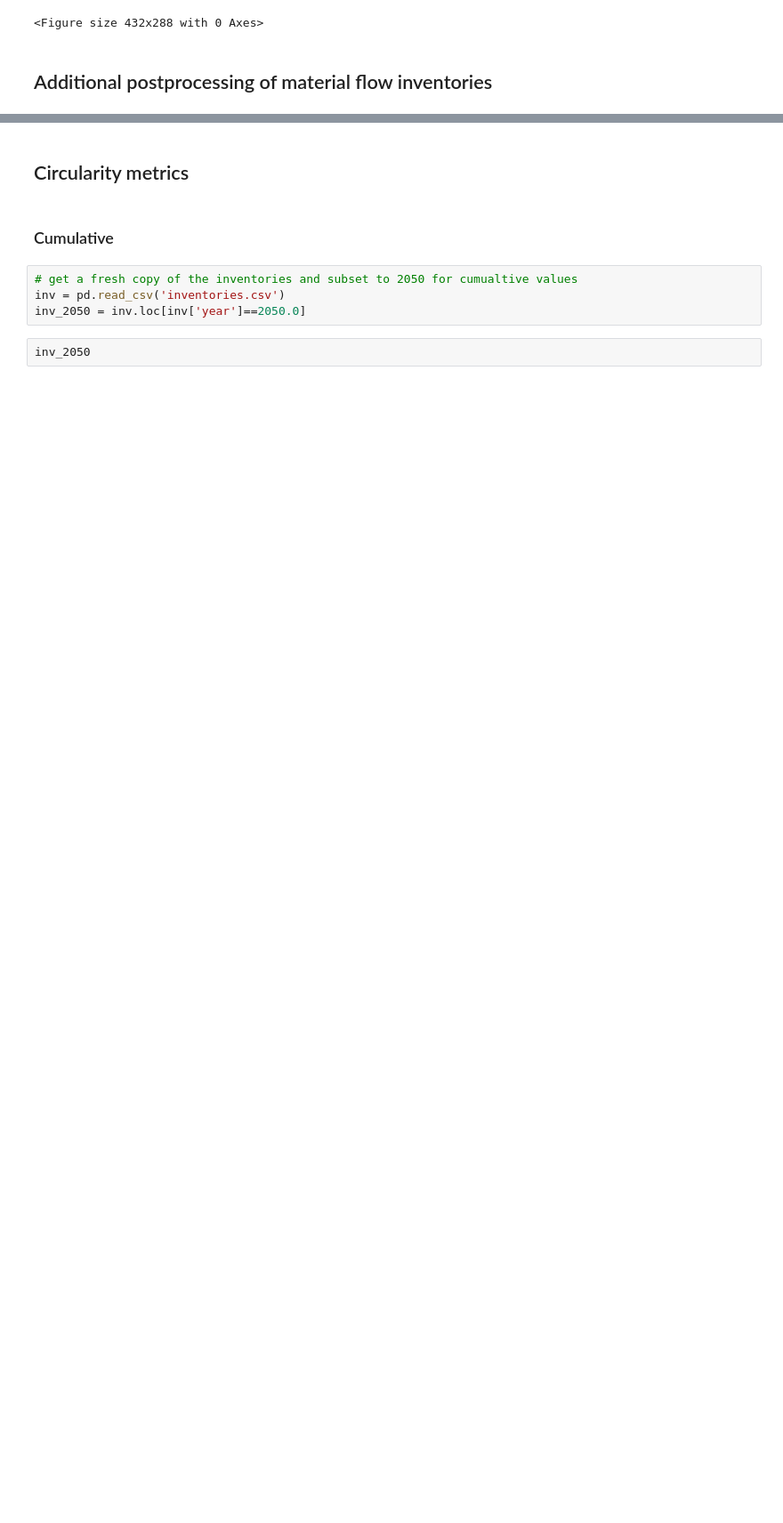
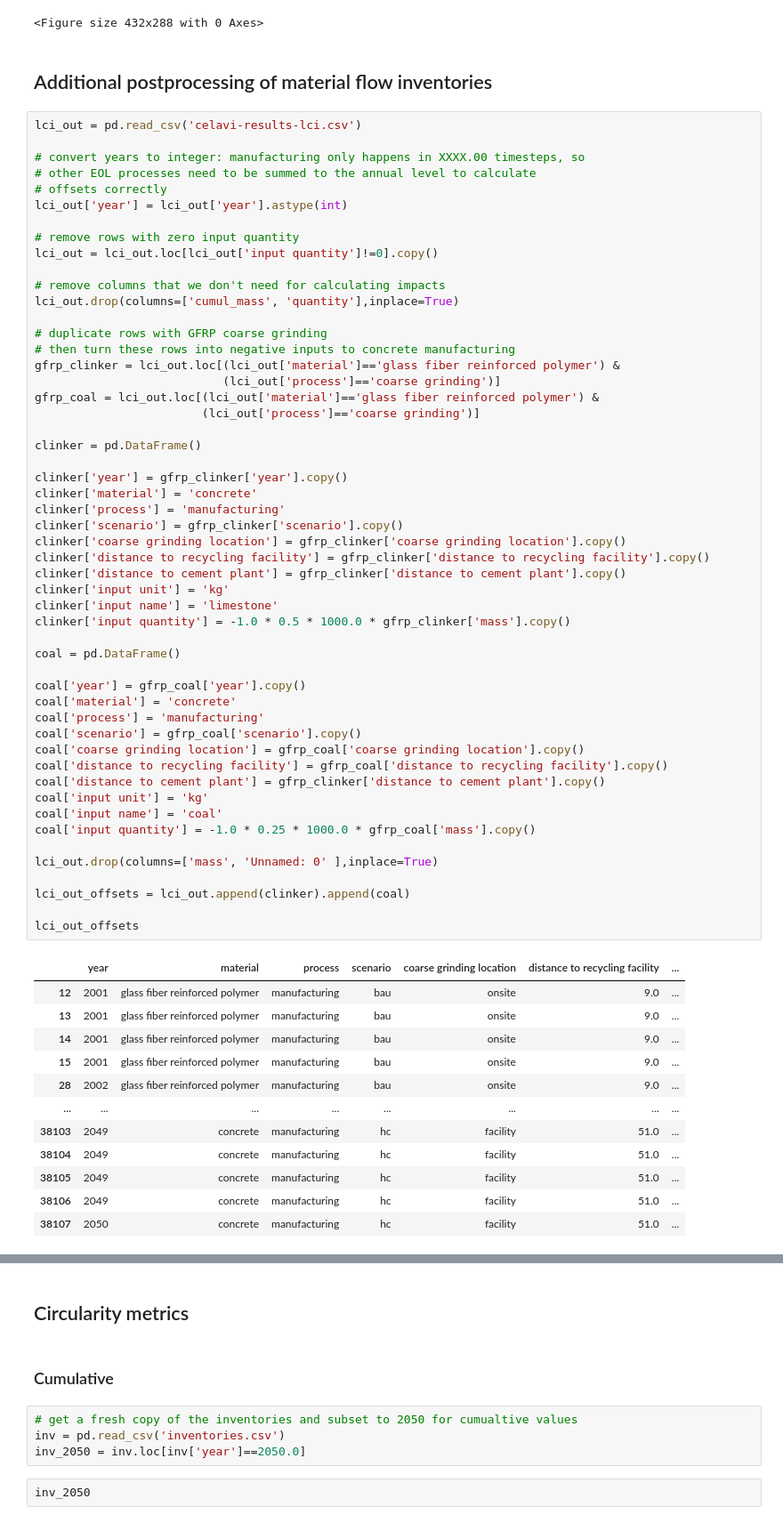
Before and after one commit to NREL/celavi, a Jupyter notebook: notebooks/CELAVI-Figures.ipynb, the cells around one changed output, grey strips where cells are left out. Shown: that part at 89% size. Saved outputs shown, nothing was run; the diff lists cells and outputs as text; blank space fills up the shorter version.

```diff
--- a/notebooks/CELAVI-Figures.ipynb
+++ b/notebooks/CELAVI-Figures.ipynb
@@ -446,3 +446,68 @@ plt.tight_layout()
 <Figure size 432x288 with 0 Axes>
 # %% [markdown]
 ## Additional postprocessing of material flow inventories
+# %%
+lci_out = pd.read_csv('celavi-results-lci.csv')
+
+# convert years to integer: manufacturing only happens in XXXX.00 timesteps, so
+# other EOL processes need to be summed to the annual level to calculate
+# offsets correctly
+lci_out['year'] = lci_out['year'].astype(int)
+
+# remove rows with zero input quantity
+lci_out = lci_out.loc[lci_out['input quantity']!=0].copy()
+
+# remove columns that we don't need for calculating impacts
+lci_out.drop(columns=['cumul_mass', 'quantity'],inplace=True)
+
+# duplicate rows with GFRP coarse grinding
+# then turn these rows into negative inputs to concrete manufacturing
+gfrp_clinker = lci_out.loc[(lci_out['material']=='glass fiber reinforced polymer') &
+                           (lci_out['process']=='coarse grinding')]
+gfrp_coal = lci_out.loc[(lci_out['material']=='glass fiber reinforced polymer') &
+                        (lci_out['process']=='coarse grinding')]
+
+clinker = pd.DataFrame()
+
+clinker['year'] = gfrp_clinker['year'].copy()
+clinker['material'] = 'concrete'
+clinker['process'] = 'manufacturing'
+clinker['scenario'] = gfrp_clinker['scenario'].copy()
+clinker['coarse grinding location'] = gfrp_clinker['coarse grinding location'].copy()
+clinker['distance to recycling facility'] = gfrp_clinker['distance to recycling facility'].copy()
+clinker['distance to cement plant'] = gfrp_clinker['distance to cement plant'].copy()
+clinker['input unit'] = 'kg'
+clinker['input name'] = 'limestone'
+clinker['input quantity'] = -1.0 * 0.5 * 1000.0 * gfrp_clinker['mass'].copy()
+
+coal = pd.DataFrame()
+
+coal['year'] = gfrp_coal['year'].copy()
+coal['material'] = 'concrete'
+coal['process'] = 'manufacturing'
+coal['scenario'] = gfrp_coal['scenario'].copy()
+coal['coarse grinding location'] = gfrp_coal['coarse grinding location'].copy()
+coal['distance to recycling facility'] = gfrp_coal['distance to recycling facility'].copy()
+coal['distance to cement plant'] = gfrp_clinker['distance to cement plant'].copy()
+coal['input unit'] = 'kg'
+coal['input name'] = 'coal'
+coal['input quantity'] = -1.0 * 0.25 * 1000.0 * gfrp_coal['mass'].copy()
+
+lci_out.drop(columns=['mass', 'Unnamed: 0' ],inplace=True)
+
+lci_out_offsets = lci_out.append(clinker).append(coal)
+
+lci_out_offsets
+# %% [output]
+|  | year | material | process | scenario | coarse grinding location | distance to recycling facility | ... |
+| 12 | 2001 | glass fiber reinforced polymer | manufacturing | bau | onsite | 9.0 | ... |
+| 13 | 2001 | glass fiber reinforced polymer | manufacturing | bau | onsite | 9.0 | ... |
+| 14 | 2001 | glass fiber reinforced polymer | manufacturing | bau | onsite | 9.0 | ... |
+| 15 | 2001 | glass fiber reinforced polymer | manufacturing | bau | onsite | 9.0 | ... |
+| 28 | 2002 | glass fiber reinforced polymer | manufacturing | bau | onsite | 9.0 | ... |
+| ... | ... | ... | ... | ... | ... | ... | ... |
+| 38103 | 2049 | concrete | manufacturing | hc | facility | 51.0 | ... |
+| 38104 | 2049 | concrete | manufacturing | hc | facility | 51.0 | ... |
+| 38105 | 2049 | concrete | manufacturing | hc | facility | 51.0 | ... |
+| 38106 | 2049 | concrete | manufacturing | hc | facility | 51.0 | ... |
+| 38107 | 2050 | concrete | manufacturing | hc | facility | 51.0 | ... |
```
Also changed, not shown: parts of 20 cells of this notebook.
